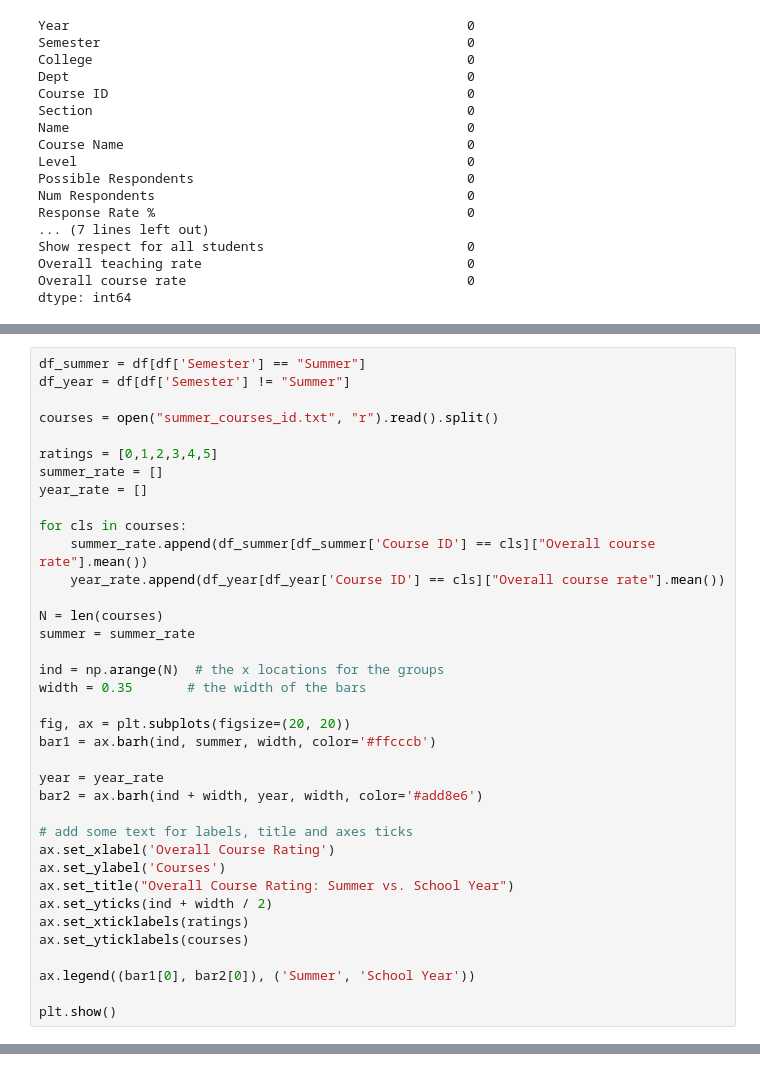
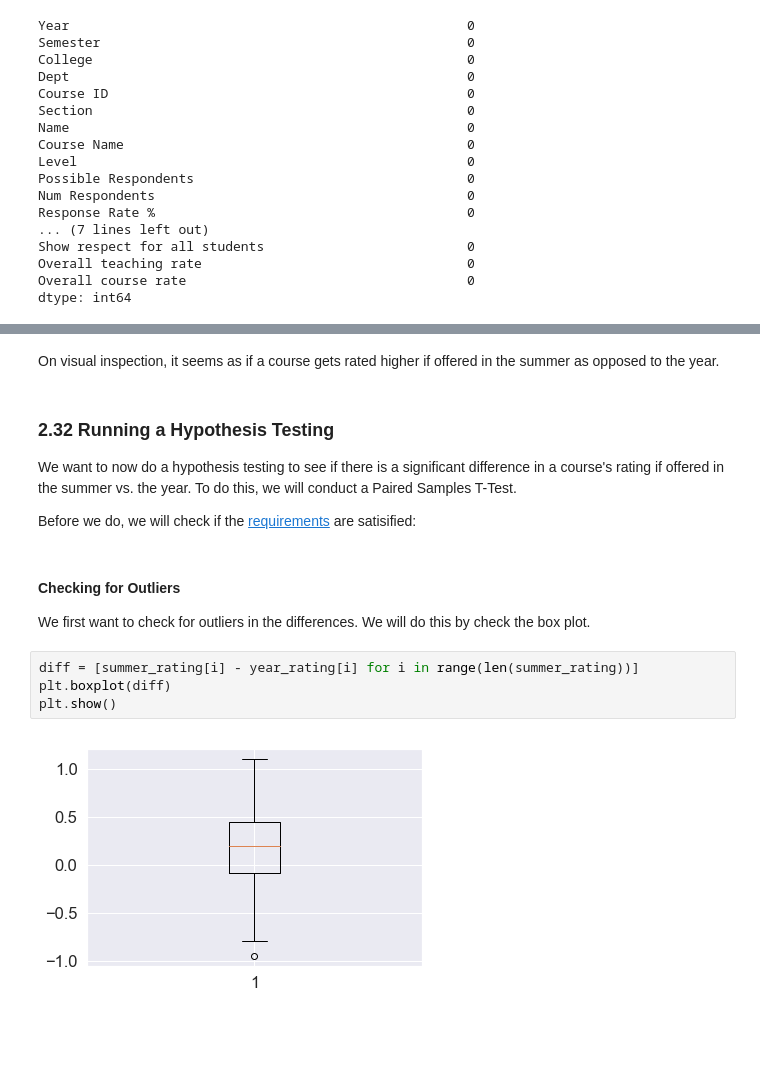
Before and after one commit to TheJYKoder/-15-388-Final-Project-F19-, a Jupyter notebook: 15388 Final Project FCE2.ipynb, the cells around one changed output, grey strips where cells are left out. Saved outputs shown, nothing was run; the diff lists cells and outputs as text; blank space fills up the shorter version.

```diff
--- a/15388 Final Project FCE2.ipynb
+++ b/15388 Final Project FCE2.ipynb
@@ -426,37 +127,0 @@ TPR 4.352731481481481 4.269341867903387
-# %%
-df_summer = df[df['Semester'] == "Summer"]
-df_year = df[df['Semester'] != "Summer"]
-
-courses = open("summer_courses_id.txt", "r").read().split()
-
-ratings = [0,1,2,3,4,5]
-summer_rate = []
-year_rate = []
-
-for cls in courses:
-    summer_rate.append(df_summer[df_summer['Course ID'] == cls]["Overall course rate"].mean())
-    year_rate.append(df_year[df_year['Course ID'] == cls]["Overall course rate"].mean())
-
-N = len(courses)
-summer = summer_rate
-
-ind = np.arange(N)  # the x locations for the groups
-width = 0.35       # the width of the bars
-
-fig, ax = plt.subplots(figsize=(20, 20))
-bar1 = ax.barh(ind, summer, width, color='#ffcccb')
-
-year = year_rate
-bar2 = ax.barh(ind + width, year, width, color='#add8e6')
-
-# add some text for labels, title and axes ticks
-ax.set_xlabel('Overall Course Rating')
-ax.set_ylabel('Courses')
-ax.set_title("Overall Course Rating: Summer vs. School Year")
-ax.set_yticks(ind + width / 2)
-ax.set_xticklabels(ratings)
-ax.set_yticklabels(courses)
-
-ax.legend((bar1[0], bar2[0]), ('Summer', 'School Year'))
-
-plt.show()
@@ -600,0 +292,19 @@ plt.show()
+# %% [markdown]
+On visual inspection, it seems as if a course gets rated higher if offered in the summer as opposed to the year.
+# %% [markdown]
+<a id='Hypothesis_testing'></a>
+### 2.32 Running a Hypothesis Testing
+We want to now do a hypothesis testing to see if there is a significant difference in a course's rating if offered in the summer vs. the year. To do this, we will conduct a Paired Samples T-Test.
+
+Before we do, we will check if the <a href="https://libguides.library.kent.edu/SPSS/PairedSamplestTest">requirements</a> are satisified:
+# %% [markdown]
+<a id='check'></a>
+#### Checking for Outliers
+
+We first want to check for outliers in the differences. We will do this by check the box plot.
+# %%
+diff = [summer_rating[i] - year_rating[i] for i in range(len(summer_rating))]
+plt.boxplot(diff)
+plt.show()
+# %% [output]
+[figure, added]
```
Also changed, not shown: parts of 111 cells of this notebook.
